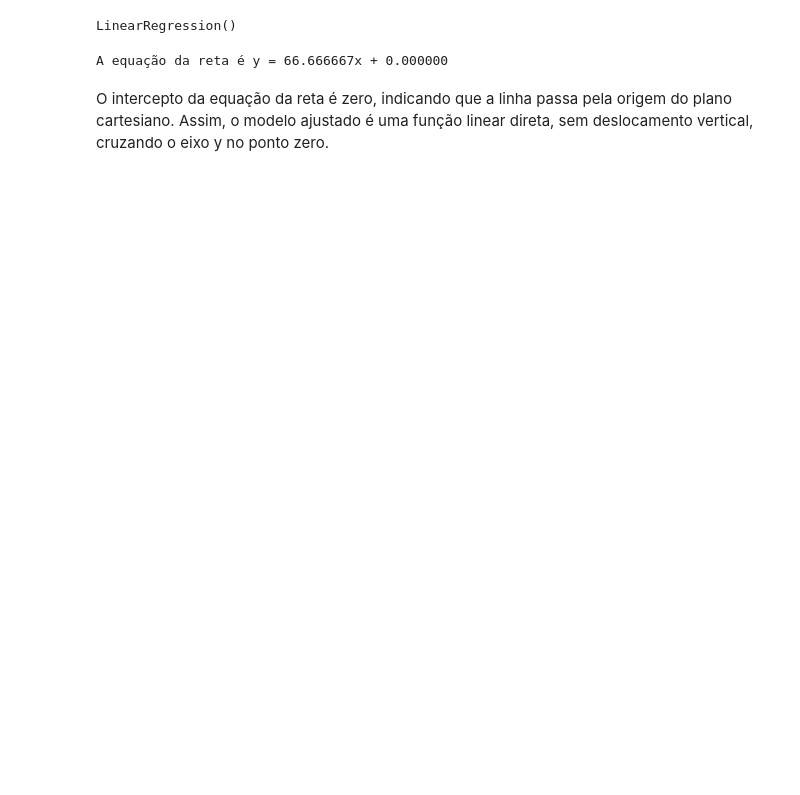
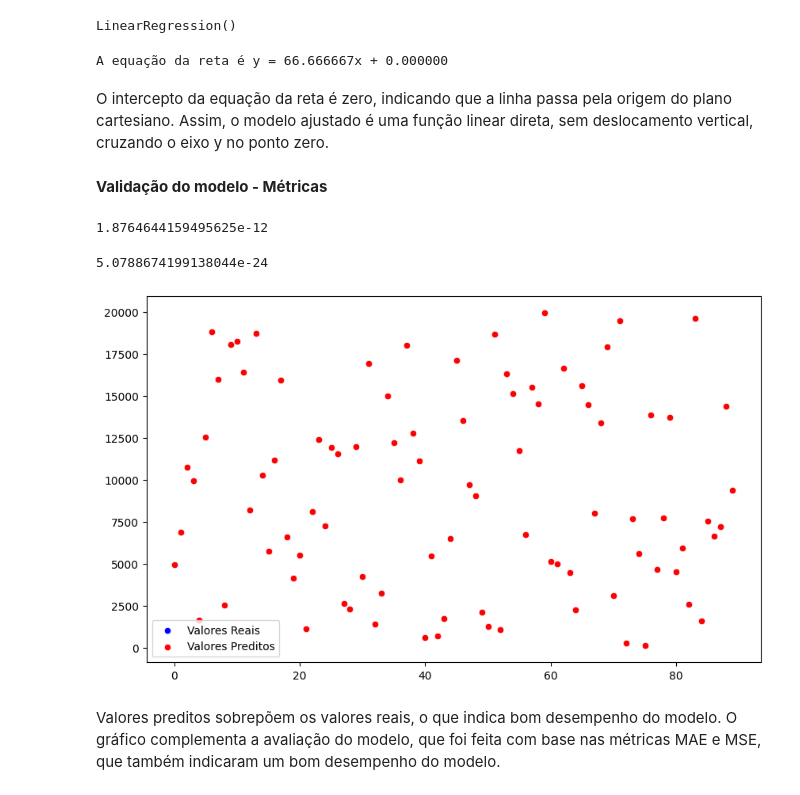
Before and after one commit to ana-ruth-bezerra/modelo_irrigacao, a Jupyter notebook: modelo_irrigacao.ipynb, the cells around one changed output. Cells and saved outputs as stored; diff of their text form; code cells hidden in the pictures; blank space fills up the shorter version.

Commit message:
feat: avaliação do modelo com as métricas MAE e MSE, e análise gráfica de valores preditos e reais

```diff
--- a/modelo_irrigacao.ipynb
+++ b/modelo_irrigacao.ipynb
@@ -106,3 +104,44 @@ print("A equação da reta é y = {:4f}x + {:4f}".format(reg_model.coef_[0][0],
 A equação da reta é y = 66.666667x + 0.000000
 # %% [markdown]
 O intercepto da equação da reta é zero, indicando que a linha passa pela origem do plano cartesiano. Assim, o modelo ajustado é uma função linear direta, sem deslocamento vertical, cruzando o eixo y no ponto zero.
+# %% [markdown]
+**Validação do modelo - Métricas**
+# %%
+# Predição dos valores com base no conjunto de testes
+y_pred = reg_model.predict(X_test)
+# %%
+from sklearn.metrics import mean_absolute_error, mean_squared_error
+# Calcular a métrica MAE - Mean Absolute Error
+# MAE = média (y_test - y_pred)
+# É uma métrica fácil de interpretar, pois é a média dos erros absolutos entre os valores reais e os valores previstos.
+# Quanto menor o MAE, melhor o desempenho do modelo.
+# MAE é menos sensível a outliers do que o MSE, pois não eleva os erros ao quadrado.
+# Isso significa que o MAE pode ser uma escolha mais apropriada quando os dados contêm outliers ou quando se deseja uma métrica que seja mais robusta a valores extremos.
+mean_absolute_error(y_test, y_pred)
+# %% [output]
+1.8764644159495625e-12
+# %%
+# Calcular a métrica MSE - Mean Squared Error
+# MSE = média (y_test - y_pred)²
+# O MSE é uma métrica que penaliza mais os erros maiores, pois eleva os erros ao quadrado.
+# Isso significa que o MSE pode ser mais sensível a outliers do que o MAE, pois os erros maiores terão um impacto desproporcionalmente maior na métrica.
+# O MSE é útil quando se deseja enfatizar a importância de grandes erros, mas pode ser menos interpretável do que o MAE, especialmente quando os erros são expressos em unidades quadráticas.
+# Não é tão fácil de interpretar, pois é a média dos erros quadráticos entre os valores reais e os valores previstos.
+# Quanto menor o MSE, melhor o desempenho do modelo.
+mean_squared_error(y_test, y_pred)
+# %% [output]
+5.0788674199138044e-24
+# %%
+# Análise gráfica
+x_axis = range(len(y_test))
+plt.figure(figsize=(10, 6))
+
+sns.scatterplot(x = x_axis, y = y_test.reshape(-1), color = 'blue', label = 'Valores Reais');
+sns.scatterplot(x = x_axis, y = y_pred.reshape(-1), color = 'red', label = 'Valores Preditos');
+
+plt.legend()
+plt.show();
+# %% [output]
+[figure, added]
+# %% [markdown]
+Valores preditos sobrepõem os valores reais, o que indica bom desempenho do modelo. O gráfico complementa a avaliação do modelo, que foi feita com base nas métricas MAE e MSE, que também indicaram um bom desempenho do modelo.
```
Also changed, not shown: parts of 4 cells of this notebook.
